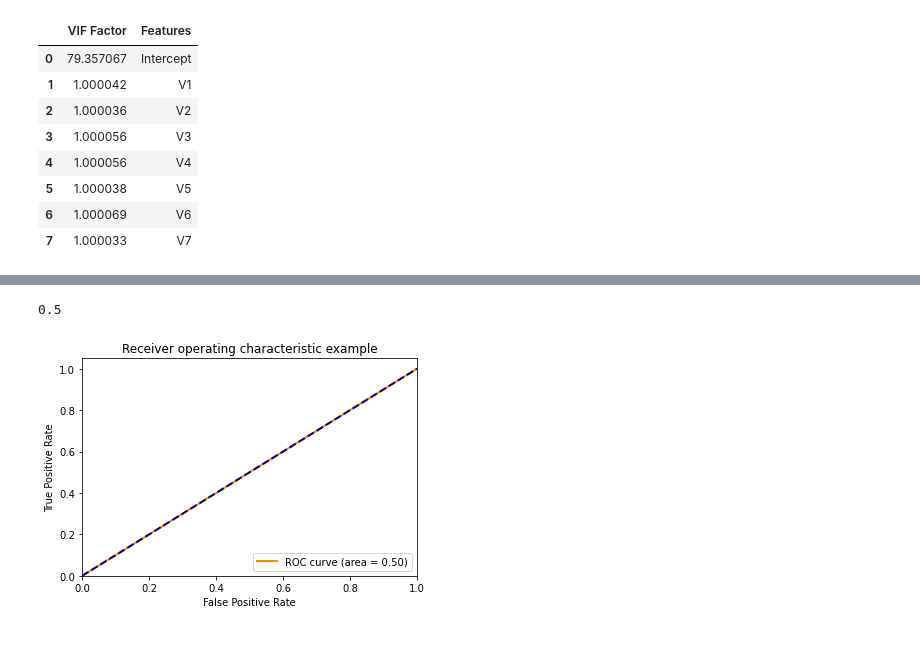
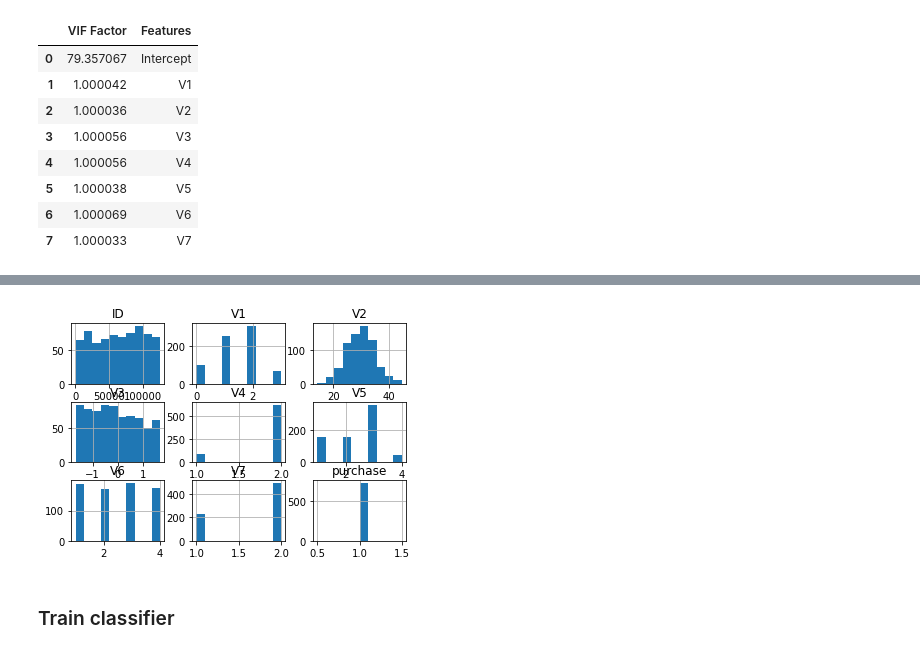
Before and after one commit to texcindy99/Starbucks_Promotion_Project, a Jupyter notebook: Starbucks.ipynb, the cells around one changed output, grey strips where cells are left out. Drawn from its saved outputs; the diff is of its cells as text; code cells hidden in the pictures.

```diff
--- a/Starbucks.ipynb
+++ b/Starbucks.ipynb
@@ -163 +215,7 @@ array([[66795,     0],
+# %%
+train_data.query('Promotion=="Yes" & purchase ==1').hist();
+# %% [output]
+[figure, added]
+# %% [markdown]
+### Train classifier
 # %%
@@ -184,9 +242,3 @@ def plot_auc(y, y_pred):
     plt.title('Receiver operating characteristic example')
     plt.legend(loc="lower right")
     plt.show()
-# %%
-print(roc_auc_score(y_train, y_train_preds))
-plot_auc(y_train, y_train_preds)
-# %% [output]
-0.5
-[figure, removed]
```
Also changed, not shown: parts of 35 cells of this notebook.
